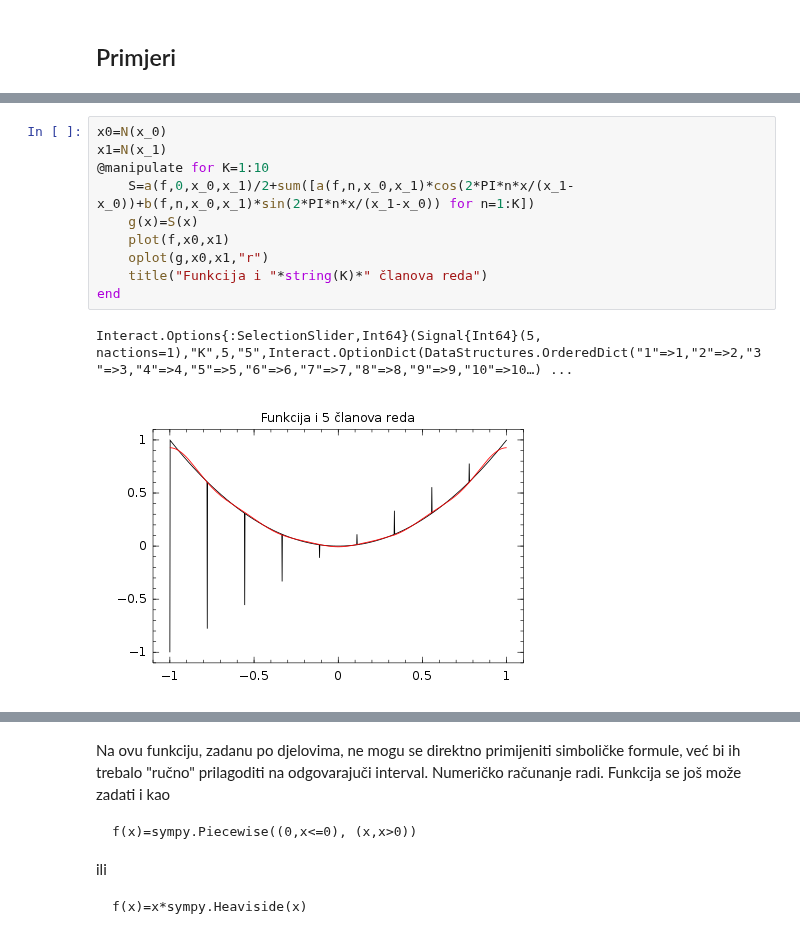
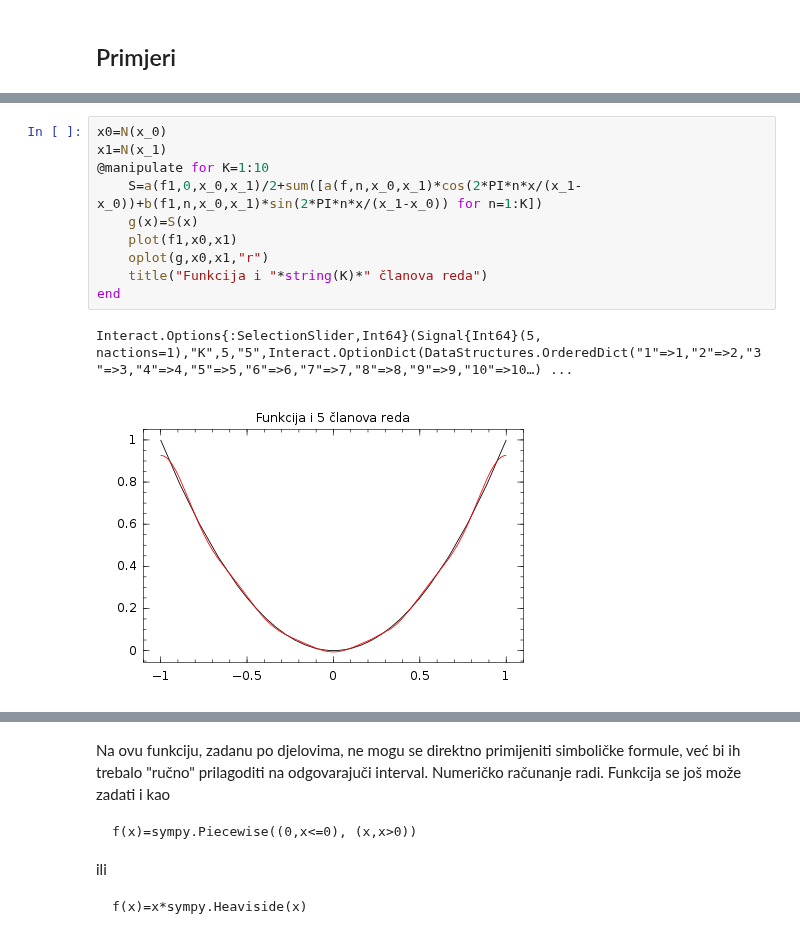
Before and after one commit to ivanslapnicar/FESBMat, a Jupyter notebook: src/M3_02_Fourierov_red1.ipynb, the cells around one changed output, grey strips where cells are left out. Drawn from its saved outputs; the diff is of its cells as text.

```diff
--- a/src/M3_02_Fourierov_red1.ipynb
+++ b/src/M3_02_Fourierov_red1.ipynb
@@ -145,16 +143,16 @@ $$\begin{cases} \frac{2}{3} & \text{for}\: n = 0 \\\frac{4 \left(-1\right)^{n}}{
 # %%
 x0=N(x_0)
 x1=N(x_1)
 @manipulate for K=1:10
-    S=a(f,0,x_0,x_1)/2+sum([a(f,n,x_0,x_1)*cos(2*PI*n*x/(x_1-x_0))+b(f,n,x_0,x_1)*sin(2*PI*n*x/(x_1-x_0)) for n=1:K])
+    S=a(f1,0,x_0,x_1)/2+sum([a(f,n,x_0,x_1)*cos(2*PI*n*x/(x_1-x_0))+b(f1,n,x_0,x_1)*sin(2*PI*n*x/(x_1-x_0)) for n=1:K])
     g(x)=S(x)
-    plot(f,x0,x1)
+    plot(f1,x0,x1)
     oplot(g,x0,x1,"r")
     title("Funkcija i "*string(K)*" članova reda")
 end
 # %% [output]
 Interact.Options{:SelectionSlider,Int64}(Signal{Int64}(5, nactions=1),"K",5,"5",Interact.OptionDict(DataStructures.OrderedDict("1"=>1,"2"=>2,"3"=>3,"4"=>4,"5"=>5,"6"=>6,"7"=>7,"8"=>8,"9"=>9,"10"=>10…) ...
-[figure, old version]
+[figure, new version]
 # %%
 Tf=x1-x0
 X=linspace(x0,x1,1000)
```
Also changed, not shown: parts of 7 cells of this notebook, 1 other file.
